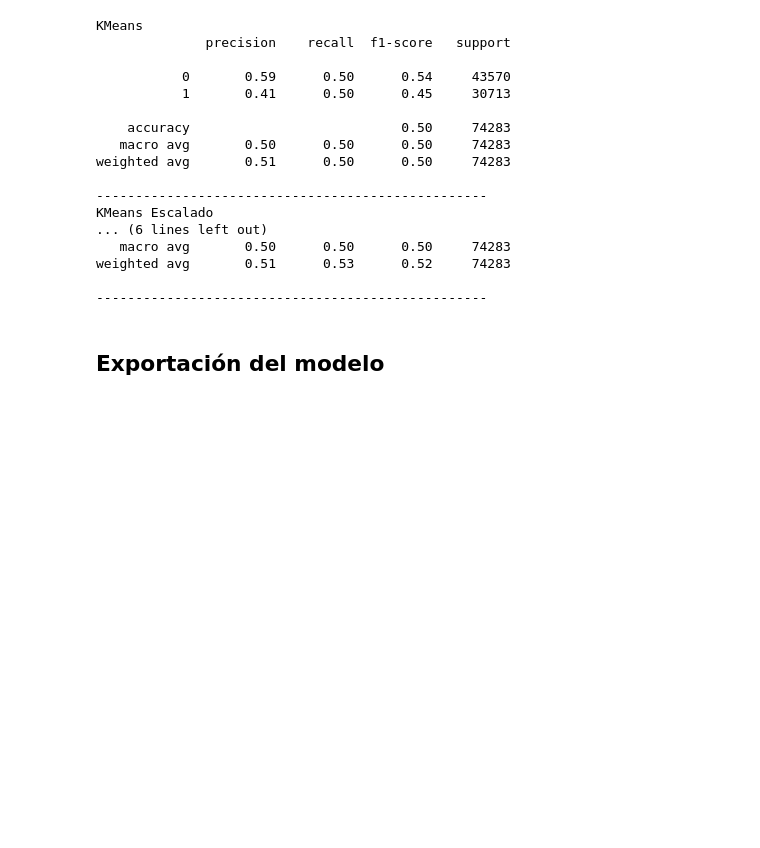
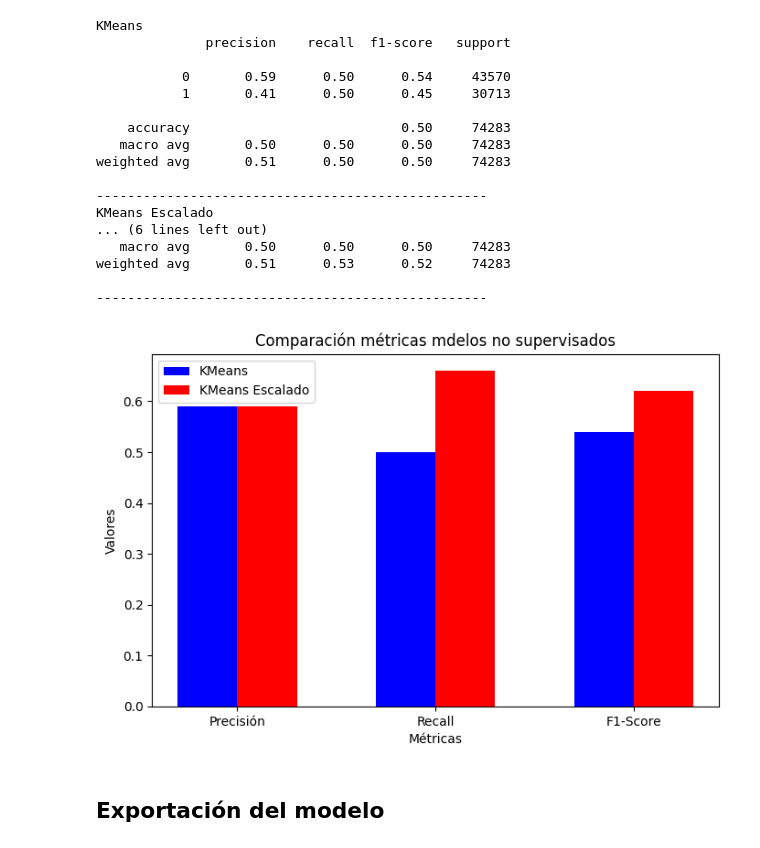
Before and after one commit to JosueRodriguezSams/RememberUs-Recuerdanos-, a Jupyter notebook: Analisis_predictivo_del_alzheimer.ipynb, the cells around one changed output. Drawn from its saved outputs; the diff is of its cells as text; code cells hidden in the pictures; blank space fills up the shorter version.

Commit message:
nuevas imagenes :D

```diff
--- a/Analisis_predictivo_del_alzheimer.ipynb
+++ b/Analisis_predictivo_del_alzheimer.ipynb
@@ -579,6 +579,29 @@ KMeans Escalado
 weighted avg       0.51      0.53      0.52     74283
 
 --------------------------------------------------
+# %%
+metrics = ["Precisión", "Recall", "F1-Score"]
+kmeans_scores = [0.59, 0.50, 0.54]
+kmeans_scaled_scores = [0.59, 0.66, 0.62]
+
+
+x = np.arange(len(metrics))
+width = 0.3
+
+fig, ax = plt.subplots(figsize=(8, 5))
+ax.bar(x - width/2, kmeans_scores, width, label="KMeans", color='b')
+ax.bar(x + width/2, kmeans_scaled_scores, width, label="KMeans Escalado", color='r')
+
+ax.set_xlabel("Métricas")
+ax.set_ylabel("Valores")
+ax.set_title("Comparación métricas mdelos no supervisados")
+ax.set_xticks(x)
+ax.set_xticklabels(metrics)
+ax.legend()
+
+plt.show()
+# %% [output]
+[figure, added]
 # %% [markdown]
 ## Exportación del modelo
 # %%
```
Also changed, not shown: 6 other files.
